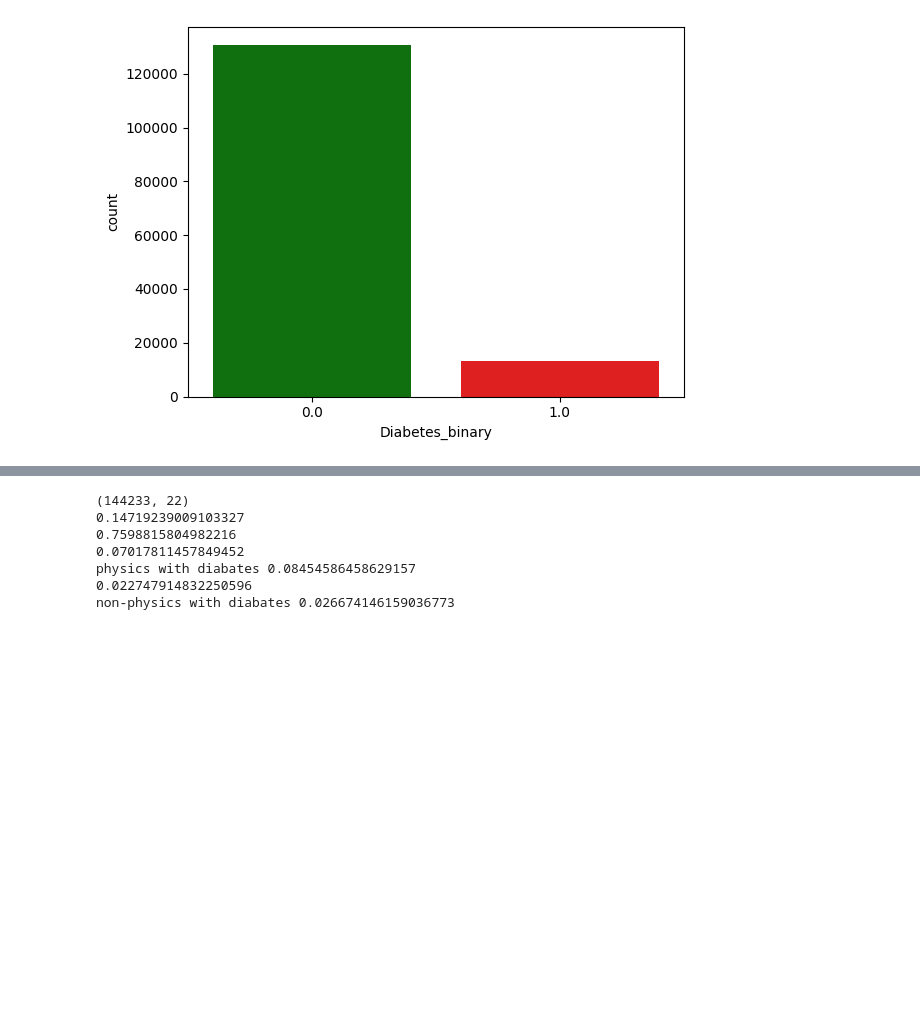
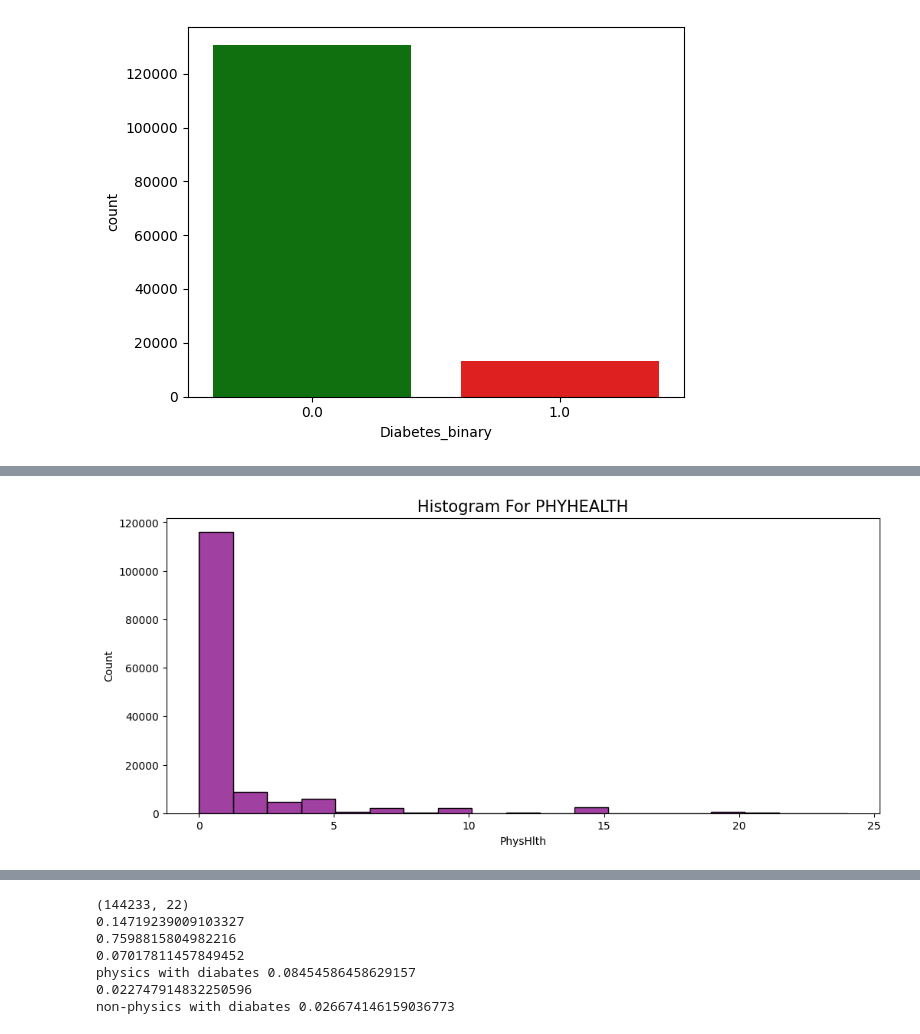
Before and after one commit to HEMANTHKUMARANNAM/AI-GENIUS, a Jupyter notebook: diabetic.ipynb, the cells around one changed output, grey strips where cells are left out. Cells and saved outputs as stored; diff of their text form; code cells hidden in the pictures; blank space fills up the shorter version.

```diff
--- a/diabetic.ipynb
+++ b/diabetic.ipynb
@@ -243,0 +242,7 @@ plt.show()
+# %%
+plt.figure(figsize=(12,5))
+sns.histplot(data['PhysHlth'],kde=False,color='purple')
+plt.title('Histogram For PHYHEALTH', size=15)
+plt.show()
+# %% [output]
+[figure, added]
```
Also changed, not shown: parts of 9 cells of this notebook.
